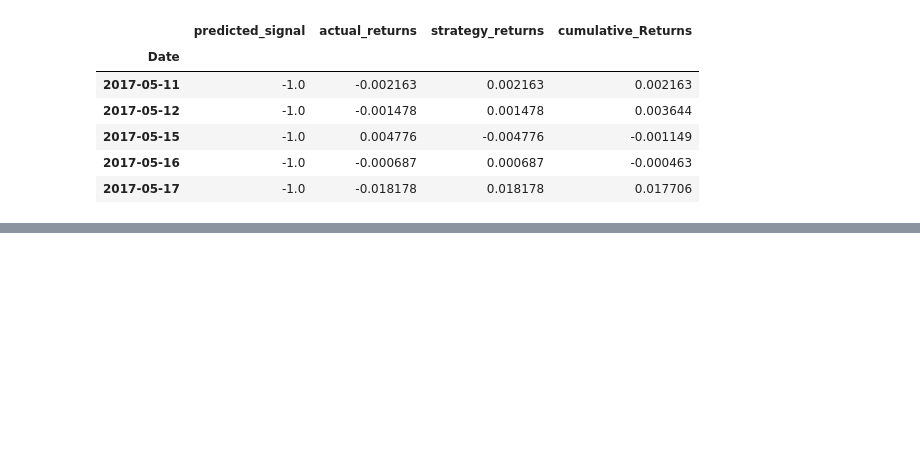
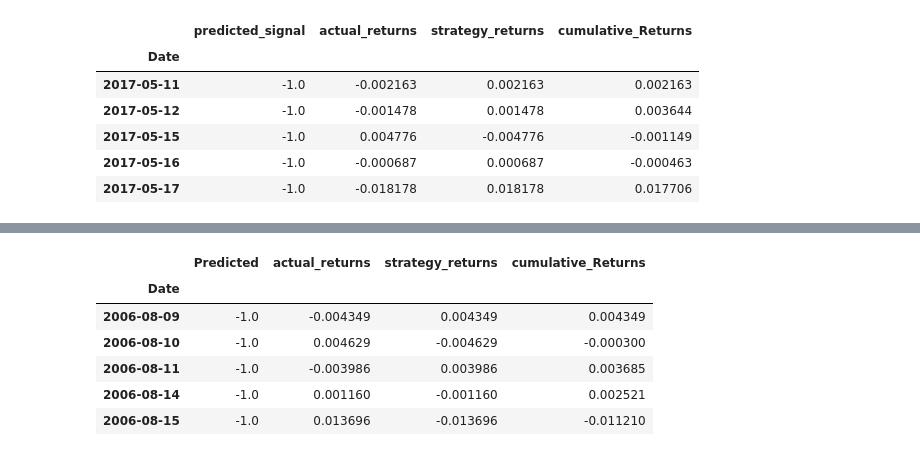
Before and after one commit to roybooker/Project-2-group-4, a Jupyter notebook: src/Data_Visualization.ipynb, the cells around one changed output, grey strips where cells are left out. Cells and saved outputs as stored; diff of their text form; code cells hidden in the pictures; blank space fills up the shorter version.

```diff
--- a/src/Data_Visualization.ipynb
+++ b/src/Data_Visualization.ipynb
@@ -168,0 +156,19 @@ def strategy_dd (title, strategy1,strategy1_label, strategy2 ,strategy2_label):
+# %%
+Strategy_Adaboost_L_Term_Returns = pd.read_csv(
+    Path("../data/Strategy_Adaboost_L_Term_Returns.csv"),
+    index_col="Date",
+    infer_datetime_format=True,
+    parse_dates=True
+
+)
+
+# Review the DataFrame
+Strategy_Adaboost_L_Term_Returns.head()
+# %% [output]
+|  | Predicted | actual_returns | strategy_returns | cumulative_Returns |
+| Date |  |  |  |  |
+| 2006-08-09 | -1.0 | -0.004349 | 0.004349 | 0.004349 |
+| 2006-08-10 | -1.0 | 0.004629 | -0.004629 | -0.000300 |
+| 2006-08-11 | -1.0 | -0.003986 | 0.003986 | 0.003685 |
+| 2006-08-14 | -1.0 | 0.001160 | -0.001160 | 0.002521 |
+| 2006-08-15 | -1.0 | 0.013696 | -0.013696 | -0.011210 |
```
Also changed, not shown: parts of 20 cells of this notebook, 29 other files.
